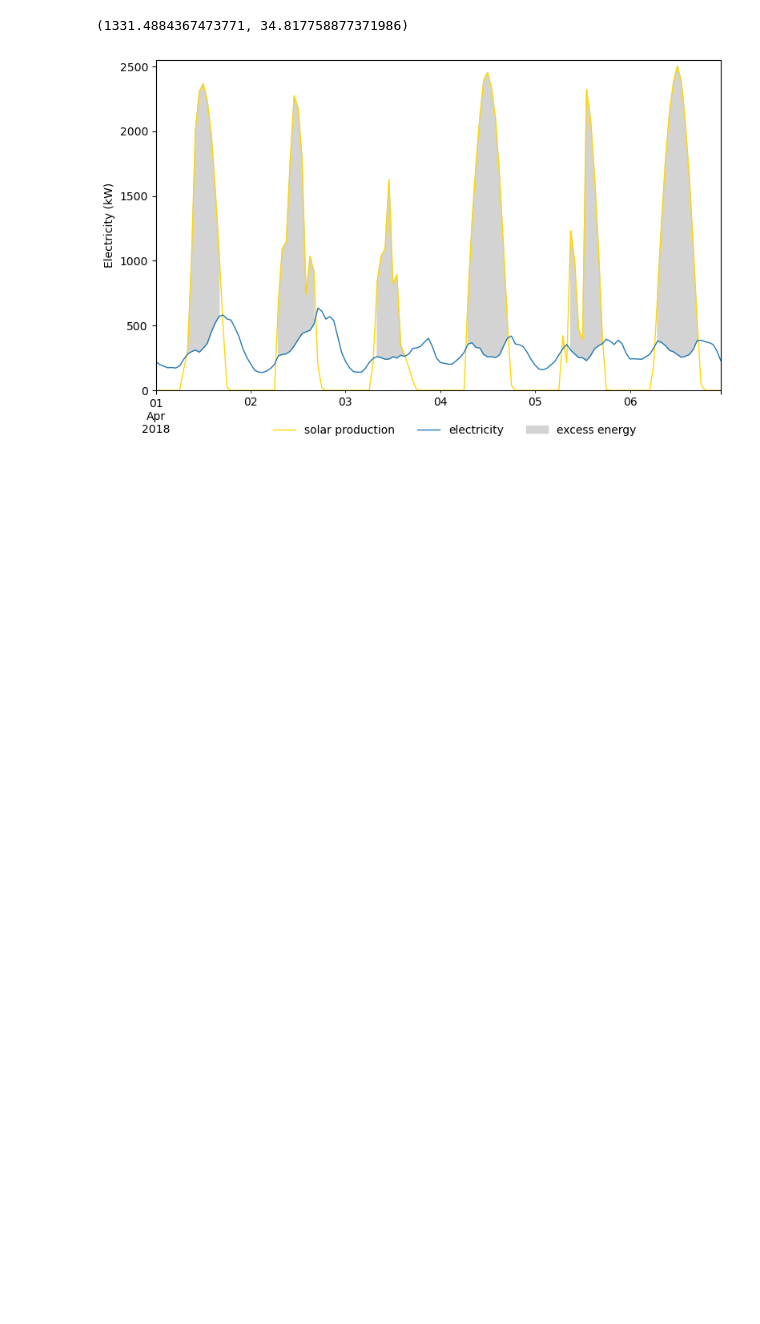
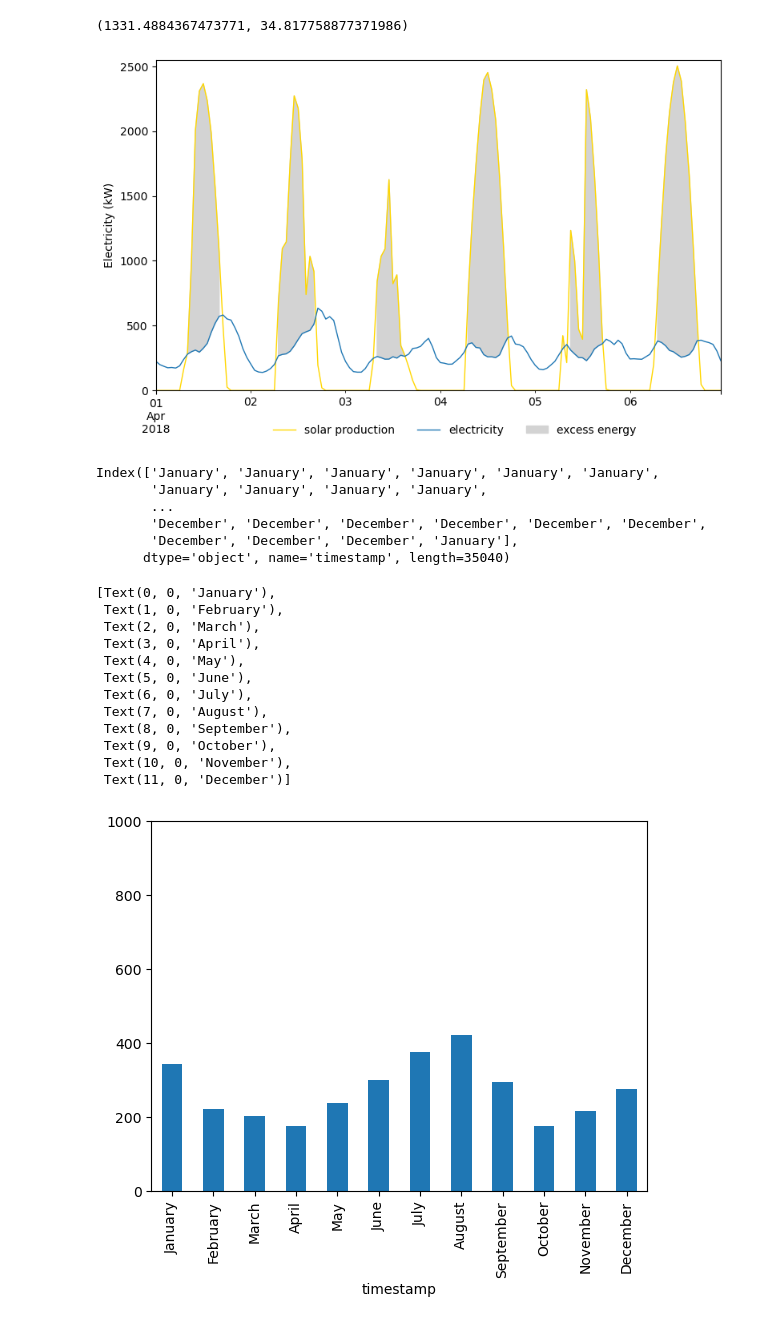
Before and after one commit to ucsusa/2024-kansas-city-analysis, a Jupyter notebook: notebooks/09-electricity-use.ipynb, the cells around one changed output. Saved outputs shown, nothing was run; the diff lists cells and outputs as text; code cells hidden in the pictures; blank space fills up the shorter version.

```diff
--- a/notebooks/09-electricity-use.ipynb
+++ b/notebooks/09-electricity-use.ipynb
@@ -225,3 +225,33 @@ ax.legend(facecolor='None', framealpha=1, loc=(0.2,-0.15), edgecolor='None', nco
 plt.tight_layout()
 # %% [output]
 [figure]
+# %%
+sfd_data = pd.read_csv("../data/timeseries/residential_elec_load.csv", parse_dates=True, index_col='timestamp')
+# %%
+sfd_data.index.month_name()
+# %% [output]
+Index(['January', 'January', 'January', 'January', 'January', 'January',
+       'January', 'January', 'January', 'January',
+       ...
+       'December', 'December', 'December', 'December', 'December', 'December',
+       'December', 'December', 'December', 'January'],
+      dtype='object', name='timestamp', length=35040)
+# %%
+monthly_data = sfd_data.resample('h').mean().resample('ME').sum()
+ax = monthly_data.loc['2018','single-family_detached'].plot.bar()
+ax.set_ylim(0,1e3)
+ax.set_xticklabels(list(monthly_data.index.month_name())[:-1])
+# %% [output]
+[Text(0, 0, 'January'),
+ Text(1, 0, 'February'),
+ Text(2, 0, 'March'),
+ Text(3, 0, 'April'),
+ Text(4, 0, 'May'),
+ Text(5, 0, 'June'),
+ Text(6, 0, 'July'),
+ Text(7, 0, 'August'),
+ Text(8, 0, 'September'),
+ Text(9, 0, 'October'),
+ Text(10, 0, 'November'),
+ Text(11, 0, 'December')]
+[figure, added]
```
Also changed, not shown: parts of 9 cells of this notebook, 7 other files.
